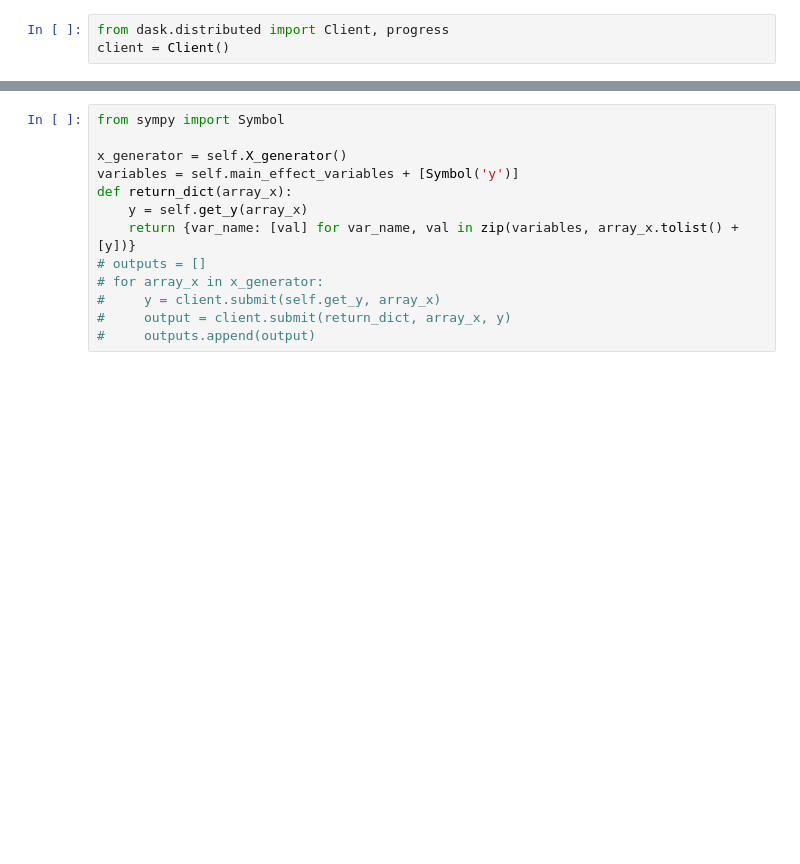
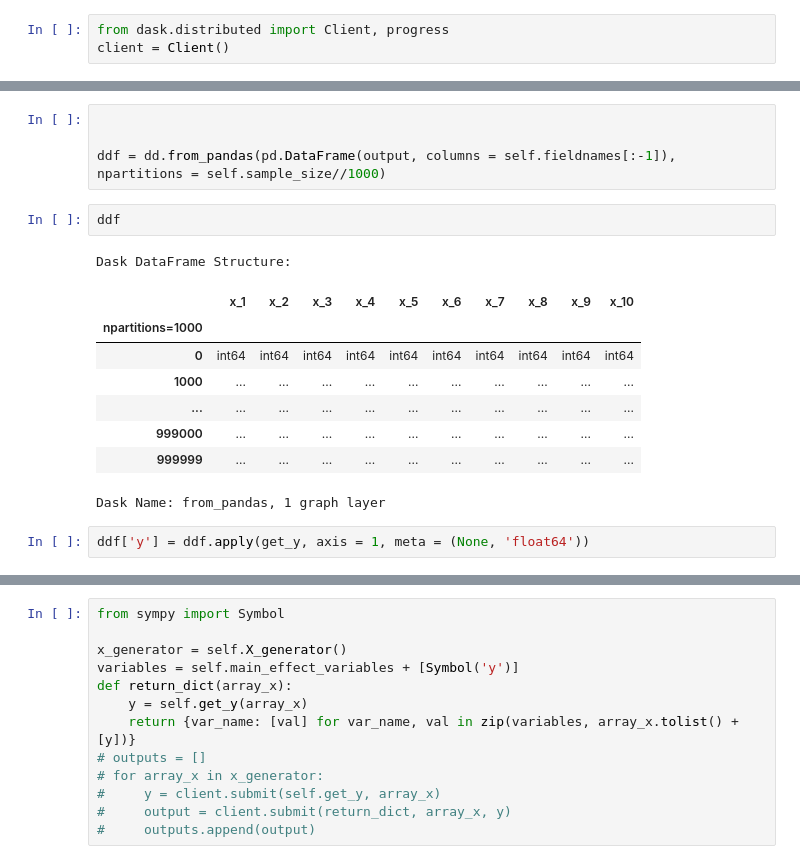
Before and after one commit to leeparkuky/barcode, a Jupyter notebook: get_better_codes.ipynb, the cells around one changed output, grey strips where cells are left out. Drawn from its saved outputs; the diff is of its cells as text; blank space fills up the shorter version.

```diff
--- a/get_better_codes.ipynb
+++ b/get_better_codes.ipynb
@@ -18,0 +288,18 @@ client
+# %%
+
+
+ddf = dd.from_pandas(pd.DataFrame(output, columns = self.fieldnames[:-1]), npartitions = self.sample_size//1000)
+# %%
+ddf
+# %% [output]
+Dask DataFrame Structure:
+|  | x_1 | x_2 | x_3 | x_4 | x_5 | x_6 | x_7 | x_8 | x_9 | x_10 |
+| npartitions=1000 |  |  |  |  |  |  |  |  |  |  |
+| 0 | int64 | int64 | int64 | int64 | int64 | int64 | int64 | int64 | int64 | int64 |
+| 1000 | ... | ... | ... | ... | ... | ... | ... | ... | ... | ... |
+| ... | ... | ... | ... | ... | ... | ... | ... | ... | ... | ... |
+| 999000 | ... | ... | ... | ... | ... | ... | ... | ... | ... | ... |
+| 999999 | ... | ... | ... | ... | ... | ... | ... | ... | ... | ... |
+Dask Name: from_pandas, 1 graph layer
+# %%
+ddf['y'] = ddf.apply(get_y, axis = 1, meta = (None, 'float64'))
```
Also changed, not shown: parts of 32 cells of this notebook, 1 other file.
